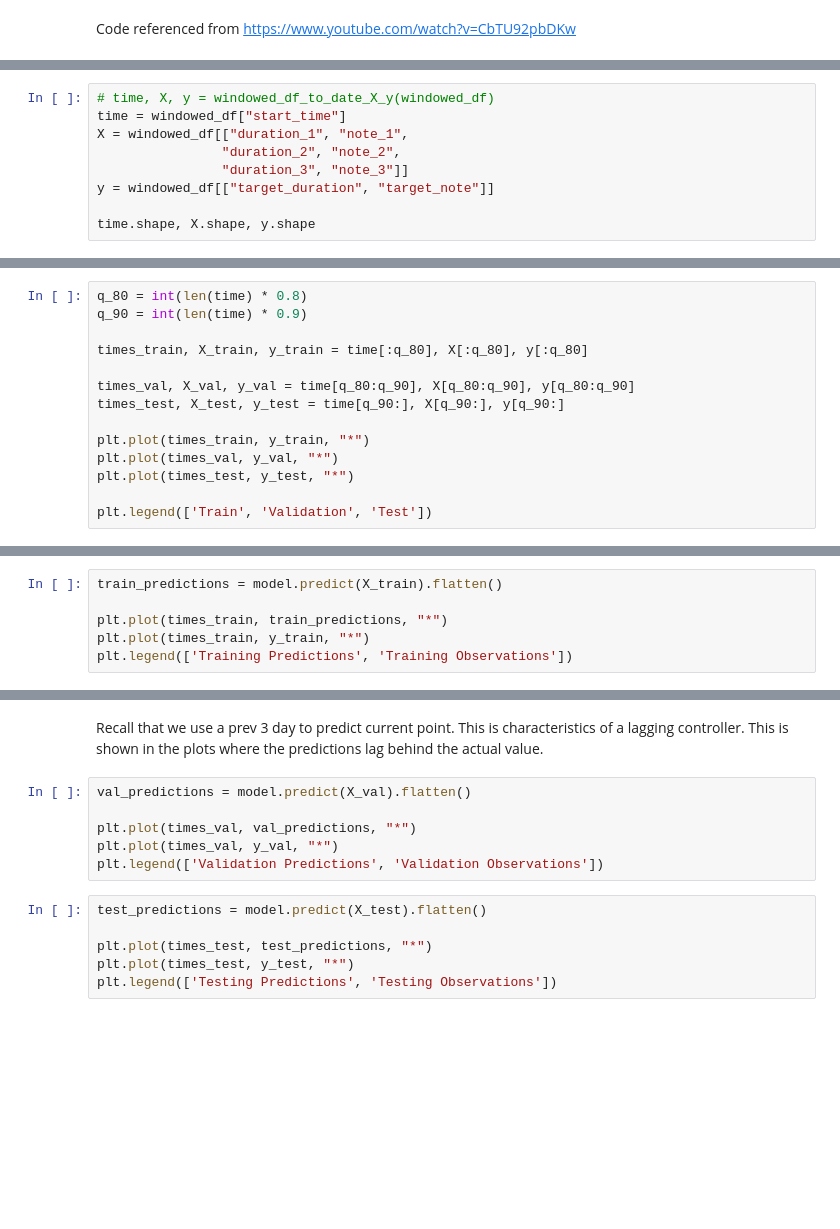
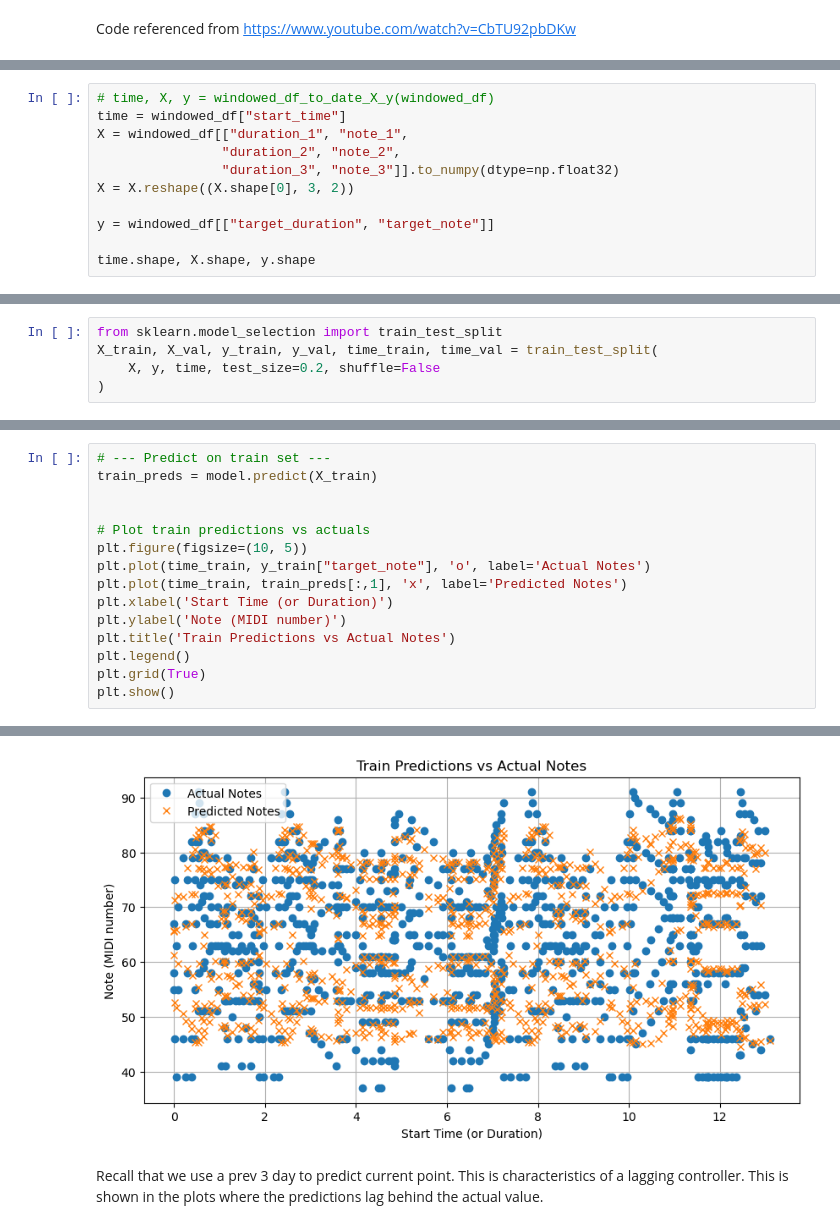
Before and after one commit to Cryptonoid2030/stock-prediction, a Jupyter notebook: midi-gen.ipynb, the cells around one changed output, grey strips where cells are left out. Drawn from its saved outputs; the diff is of its cells as text; blank space fills up the shorter version.

Commit message:
new sequential prediction function

```diff
--- a/midi-gen.ipynb
+++ b/midi-gen.ipynb
@@ -62,7 +69,9 @@ windowed_df
 time = windowed_df["start_time"]
 X = windowed_df[["duration_1", "note_1",
                 "duration_2", "note_2",
-                "duration_3", "note_3"]]
+                "duration_3", "note_3"]].to_numpy(dtype=np.float32)
+X = X.reshape((X.shape[0], 3, 2))
+
 y = windowed_df[["target_duration", "target_note"]]
 
 time.shape, X.shape, y.shape
@@ -69,17 +80,8 @@ time.shape, X.shape, y.shape
 # %%
-q_80 = int(len(time) * 0.8)
-q_90 = int(len(time) * 0.9)
-
-times_train, X_train, y_train = time[:q_80], X[:q_80], y[:q_80]
-
-times_val, X_val, y_val = time[q_80:q_90], X[q_80:q_90], y[q_80:q_90]
-times_test, X_test, y_test = time[q_90:], X[q_90:], y[q_90:]
-
-plt.plot(times_train, y_train, "*")
-plt.plot(times_val, y_val, "*")
-plt.plot(times_test, y_test, "*")
-
-plt.legend(['Train', 'Validation', 'Test'])
+from sklearn.model_selection import train_test_split
+X_train, X_val, y_train, y_val, time_train, time_val = train_test_split(
+    X, y, time, test_size=0.2, shuffle=False
+)
 # %%
 from tensorflow.keras.models import Sequential
 from tensorflow.keras.optimizers import Adam
@@ -99,6 +148,16 @@ model.fit(X_train, y_train, validation_data=(X_val, y_val), epochs=100)
 # %%
-train_predictions = model.predict(X_train).flatten()
+# --- Predict on train set ---
+train_preds = model.predict(X_train)
 
-plt.plot(times_train, train_predictions, "*")
-plt.plot(times_train, y_train, "*")
-plt.legend(['Training Predictions', 'Training Observations'])
+
+# Plot train predictions vs actuals
+plt.figure(figsize=(10, 5))
+plt.plot(time_train, y_train["target_note"], 'o', label='Actual Notes')
+plt.plot(time_train, train_preds[:,1], 'x', label='Predicted Notes')
+plt.xlabel('Start Time (or Duration)')
+plt.ylabel('Note (MIDI number)')
+plt.title('Train Predictions vs Actual Notes')
+plt.legend()
+plt.grid(True)
+plt.show()
+# %% [output]
@@ -105,14 +165,3 @@ plt.legend(['Training Predictions', 'Training Observations'])
+[figure, added]
 # %% [markdown]
 Recall that we use a prev 3 day to predict current point. This is characteristics of a lagging controller. This is shown in the plots where the predictions lag behind the actual value.
-# %%
-val_predictions = model.predict(X_val).flatten()
-
-plt.plot(times_val, val_predictions, "*")
-plt.plot(times_val, y_val, "*")
-plt.legend(['Validation Predictions', 'Validation Observations'])
-# %%
-test_predictions = model.predict(X_test).flatten()
-
-plt.plot(times_test, test_predictions, "*")
-plt.plot(times_test, y_test, "*")
-plt.legend(['Testing Predictions', 'Testing Observations'])
```
Also changed, not shown: parts of 10 cells of this notebook, 2 other files.
